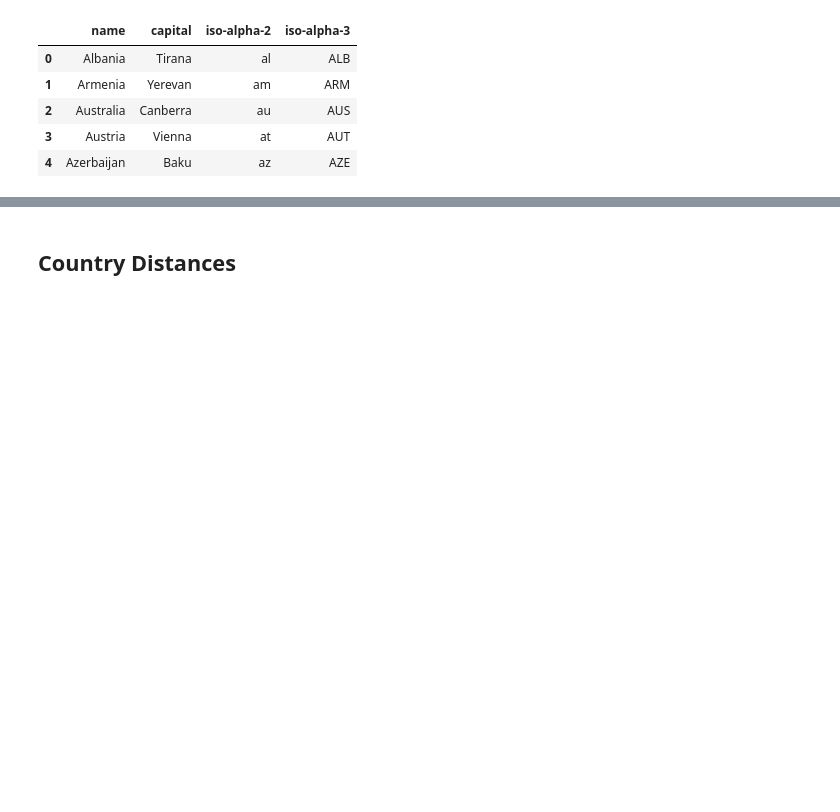
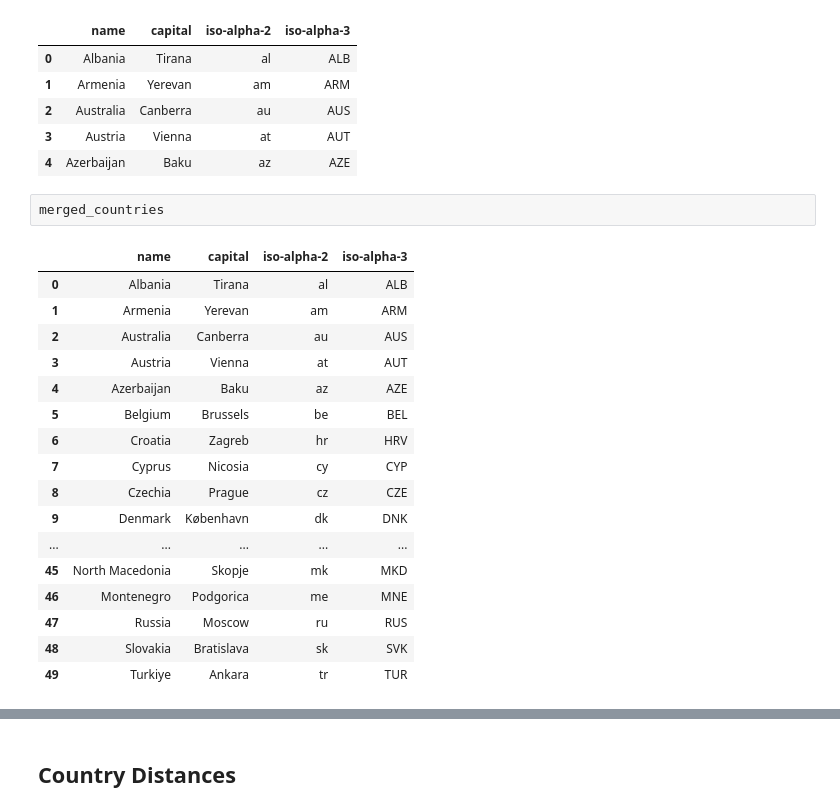
Before and after one commit to kluedemann/eurovision-voting-analysis, a Jupyter notebook: src/data_processing.ipynb, the cells around one changed output, grey strips where cells are left out. Cells and saved outputs as stored; diff of their text form; blank space fills up the shorter version.

```diff
--- a/src/data_processing.ipynb
+++ b/src/data_processing.ipynb
@@ -80,3 +80,23 @@ merged_countries.head()
 | 2 | Australia | Canberra | au | AUS |
 | 3 | Austria | Vienna | at | AUT |
 | 4 | Azerbaijan | Baku | az | AZE |
+# %%
+merged_countries
+# %% [output]
+|  | name | capital | iso-alpha-2 | iso-alpha-3 |
+| 0 | Albania | Tirana | al | ALB |
+| 1 | Armenia | Yerevan | am | ARM |
+| 2 | Australia | Canberra | au | AUS |
+| 3 | Austria | Vienna | at | AUT |
+| 4 | Azerbaijan | Baku | az | AZE |
+| 5 | Belgium | Brussels | be | BEL |
+| 6 | Croatia | Zagreb | hr | HRV |
+| 7 | Cyprus | Nicosia | cy | CYP |
+| 8 | Czechia | Prague | cz | CZE |
+| 9 | Denmark | København | dk | DNK |
+| ... | ... | ... | ... | ... |
+| 45 | North Macedonia | Skopje | mk | MKD |
+| 46 | Montenegro | Podgorica | me | MNE |
+| 47 | Russia | Moscow | ru | RUS |
+| 48 | Slovakia | Bratislava | sk | SVK |
+| 49 | Turkiye | Ankara | tr | TUR |
```
Also changed, not shown: parts of 3 cells of this notebook, 1 other file.
